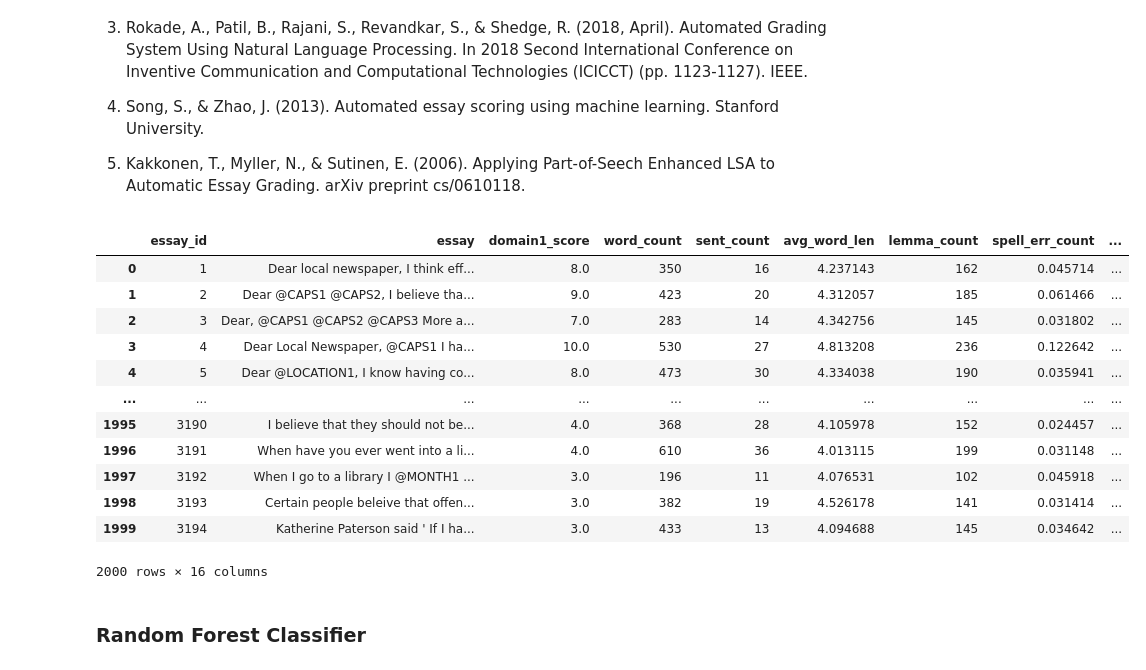
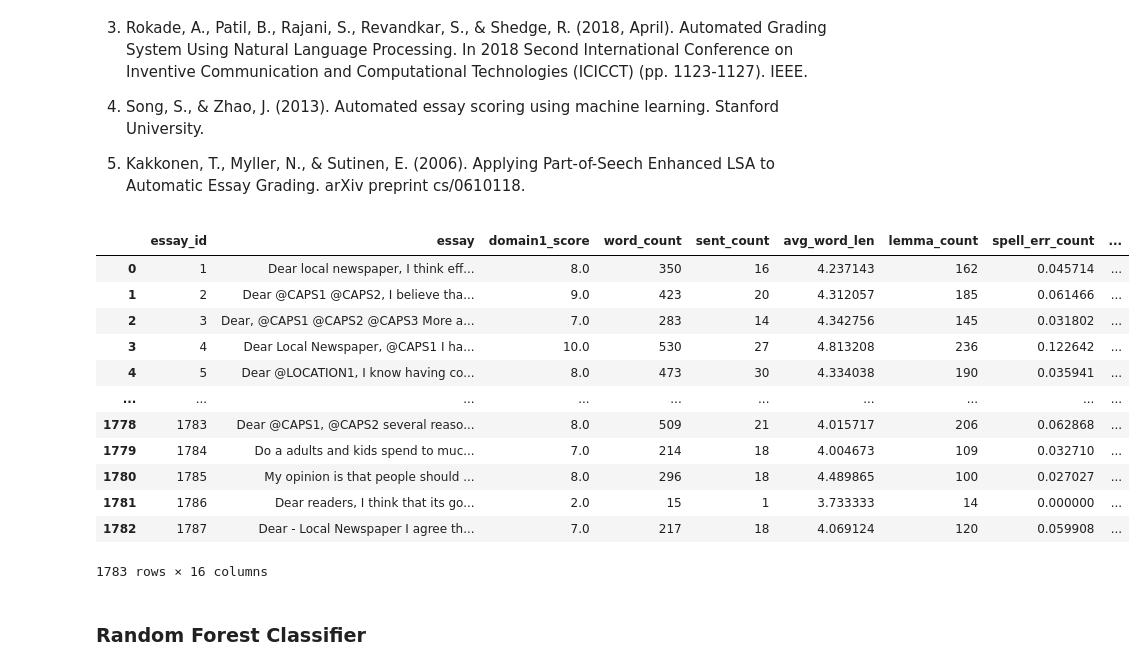
Before and after one commit to nishalkulkarni/ai-essay-autograd, a Jupyter notebook: Feature Classification.ipynb, the cells around one changed output. Saved outputs shown, nothing was run; the diff lists cells and outputs as text; code cells hidden in the pictures.

```diff
--- a/Feature Classification.ipynb
+++ b/Feature Classification.ipynb
@@ -40,22 +40,22 @@ from sklearn.svm import SVC
 import warnings
 warnings.filterwarnings('ignore')
 # %%
-data = pd.read_csv('features.csv')
+data = pd.read_csv('features/features_set_1.csv')
 data
 # %% [output]
 |  | essay_id | essay | domain1_score | word_count | sent_count | avg_word_len | lemma_count | spell_err_count | ... |
 | 0 | 1 | Dear local newspaper, I think eff... | 8.0 | 350 | 16 | 4.237143 | 162 | 0.045714 | ... |
 | 1 | 2 | Dear @CAPS1 @CAPS2, I believe tha... | 9.0 | 423 | 20 | 4.312057 | 185 | 0.061466 | ... |
 | 2 | 3 | Dear, @CAPS1 @CAPS2 @CAPS3 More a... | 7.0 | 283 | 14 | 4.342756 | 145 | 0.031802 | ... |
 | 3 | 4 | Dear Local Newspaper, @CAPS1 I ha... | 10.0 | 530 | 27 | 4.813208 | 236 | 0.122642 | ... |
 | 4 | 5 | Dear @LOCATION1, I know having co... | 8.0 | 473 | 30 | 4.334038 | 190 | 0.035941 | ... |
 | ... | ... | ... | ... | ... | ... | ... | ... | ... | ... |
-| 1995 | 3190 | I believe that they should not be... | 4.0 | 368 | 28 | 4.105978 | 152 | 0.024457 | ... |
-| 1996 | 3191 | When have you ever went into a li... | 4.0 | 610 | 36 | 4.013115 | 199 | 0.031148 | ... |
-| 1997 | 3192 | When I go to a library I @MONTH1 ... | 3.0 | 196 | 11 | 4.076531 | 102 | 0.045918 | ... |
-| 1998 | 3193 | Certain people beleive that offen... | 3.0 | 382 | 19 | 4.526178 | 141 | 0.031414 | ... |
-| 1999 | 3194 | Katherine Paterson said ' If I ha... | 3.0 | 433 | 13 | 4.094688 | 145 | 0.034642 | ... |
+| 1778 | 1783 | Dear @CAPS1, @CAPS2 several reaso... | 8.0 | 509 | 21 | 4.015717 | 206 | 0.062868 | ... |
+| 1779 | 1784 | Do a adults and kids spend to muc... | 7.0 | 214 | 18 | 4.004673 | 109 | 0.032710 | ... |
+| 1780 | 1785 | My opinion is that people should ... | 8.0 | 296 | 18 | 4.489865 | 100 | 0.027027 | ... |
+| 1781 | 1786 | Dear readers, I think that its go... | 2.0 | 15 | 1 | 3.733333 | 14 | 0.000000 | ... |
+| 1782 | 1787 | Dear - Local Newspaper I agree th... | 7.0 | 217 | 18 | 4.069124 | 120 | 0.059908 | ... |
-2000 rows × 16 columns
+1783 rows × 16 columns
 # %%
 X=data.iloc[:,3:]
 y=data.iloc[:,2]
```
Also changed, not shown: parts of 16 cells of this notebook.
